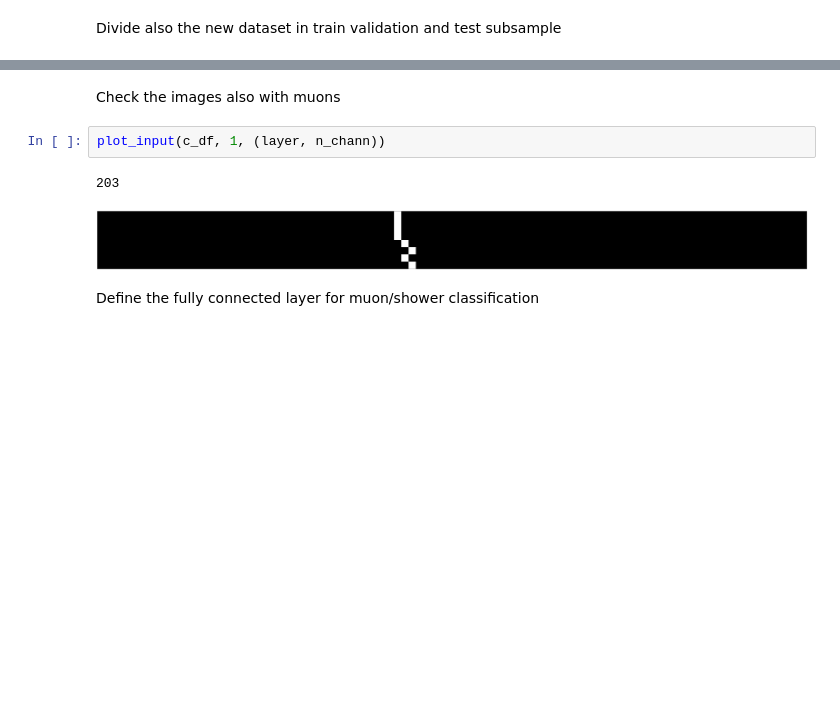
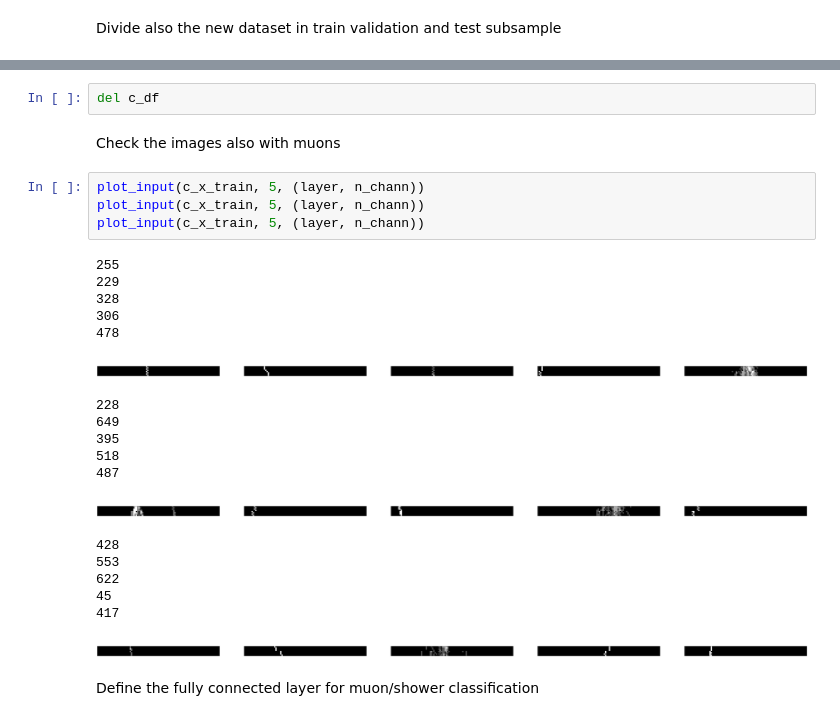
Before and after one commit to GiuliaPaggi/JetIDwithAutoencoder, a Jupyter notebook: JetIDAE.ipynb, the cells around one changed output, grey strips where cells are left out. Cells and saved outputs as stored; diff of their text form; blank space fills up the shorter version.

```diff
--- a/JetIDAE.ipynb
+++ b/JetIDAE.ipynb
@@ -346,10 +423,30 @@ test sample
+# %%
+del c_df
 # %% [markdown]
 Check the images also with muons
-# %%
-plot_input(c_df, 1, (layer, n_chann))
-# %% [output]
-203
-[figure, removed]
+# %%
+plot_input(c_x_train, 5, (layer, n_chann))
+plot_input(c_x_train, 5, (layer, n_chann))
+plot_input(c_x_train, 5, (layer, n_chann))
+# %% [output]
+255
+229
+328
+306
+478
+[figure, added]
+228
+649
+395
+518
+487
+[figure, added]
+428
+553
+622
+45
+417
+[figure, added]
 # %% [markdown]
 Define the fully connected layer for muon/shower classification
 # %%
```
Also changed, not shown: parts of 29 cells of this notebook.
